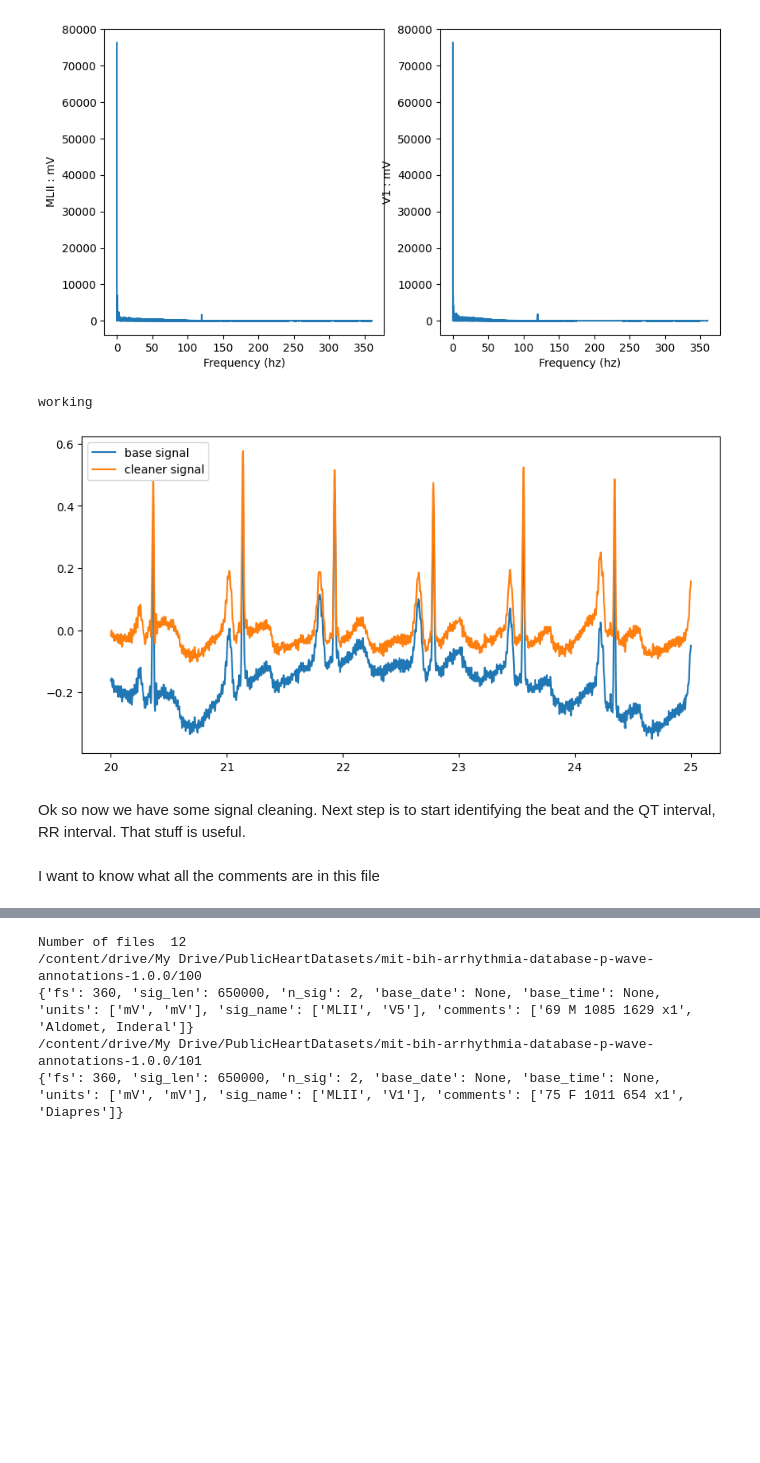
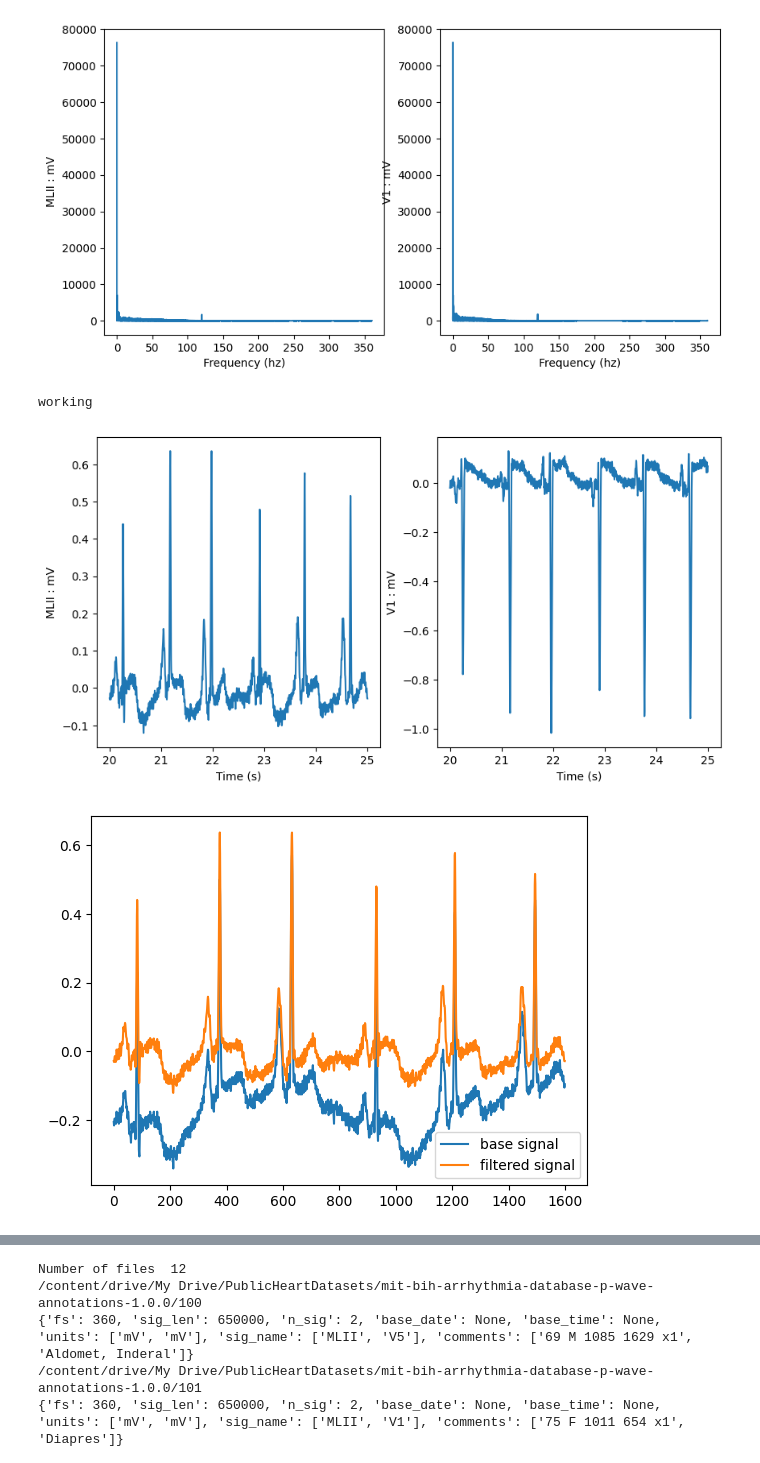
Before and after one commit to nuEGil/NotesOnTextTasks, a Jupyter notebook: CardiacSignalsStuff.ipynb, the cells around one changed output, grey strips where cells are left out. Cells and saved outputs as stored; diff of their text form; code cells hidden in the pictures; blank space fills up the shorter version.

```diff
--- a/CardiacSignalsStuff.ipynb
+++ b/CardiacSignalsStuff.ipynb
@@ -159,40 +168,52 @@ def NoiseReduction(signals_, fields_, T1 = 1, t_win = 5, fs= 320):
     time_ = np.linspace(T1,T2, t_win*fs)
     print('working ')
     # parameters for initial band pass filtering
     cut_args={
               'smp_rate' : fs, # sampling rate
               'lp_pass' : 80, # low pass filter pass band
               'lp_stop' : 90, # low pas filter stop band
               'hp_pass' : 0.75, # high pass filter pass band
               'hp_stop' : 0.01, # high pass filter stop band
               'sb_att' : 210, # stop band attenuation
              }
     # leaving filter design components in place
     nyq_rate = cut_args['smp_rate']/2
     lbord,lwn = scisig.cheb2ord(wp = cut_args['lp_pass']/nyq_rate, ws =cut_args['lp_stop']/nyq_rate, gpass = .1, gstop = cut_args['sb_att'])
     # High pass filter stop at 0.1Hz, and pass at 1Hz
     hbord,hwn = scisig.cheb2ord(wp = cut_args['hp_pass']/nyq_rate, ws = cut_args['hp_stop']/nyq_rate, gpass = .1, gstop = cut_args['sb_att'])
 
     lb,la = scisig.cheby2(N = lbord, rs = cut_args['sb_att'], Wn = lwn,
                           btype = 'lowpass', output ='ba')
 
     hb,ha = scisig.cheby2(N = hbord, rs = cut_args['sb_att'], Wn = hwn,
                           btype = 'highpass', output ='ba')
 
     # right now we only get one signals
-    fdat = scisig.filtfilt(lb, la, signals_[:,0])
-    fdat = scisig.filtfilt(hb, ha,fdat)
+    fdat = scisig.filtfilt(lb, la, signals_, axis = 0)
+    fdat = scisig.filtfilt(hb, ha, fdat, axis = 0)
 
-    plt.figure(figsize=(10, 5))
-    plt.plot(time_, signals_[fs*T1:fs*T2,0], label = 'base signal')
-    plt.plot(time_, fdat[fs*T1:fs*T2], label = 'cleaner signal')
-    plt.legend()
-    plt.show()
+    # plt.figure(figsize=(10, 5))
+
+    # plt.plot(time_, signals_[fs*T1:fs*T2,0], label = 'base signal')
+    # plt.plot(time_, fdat[fs*T1:fs*T2], label = 'cleaner signal')
+    # plt.legend()
+    # plt.show()
+    return fdat
+
 # now just rewrite this to dump the cleaner signal
-NoiseReduction(signals_, fields_, T1 = 20)
+filtered_data = NoiseReduction(signals_, fields_, T1 = 20)
+Plot_signals(filtered_data, fields_, T1 = 20, t_win = 5, fs= 320)
+
+plt.figure()
+plt.plot(signals_[20*320:25*320,0], label = 'base signal')
+plt.plot(filtered_data[20*320:25*320,0], label = 'filtered signal')
+plt.legend()
+plt.show()
+
 
 # median filter and call it to get rid of the little noise peaks
 # %% [output]
 working
-[figure, old version]
+[figure, new version]
+[figure, added]
 # %%
@@ -200,4 +220,0 @@ plt.close()
-# %% [markdown]
-Ok so now we have some signal cleaning. Next step is to start identifying the beat and the QT interval, RR interval. That stuff is useful.
-# %% [markdown]
-I want to know what all the comments are in this file
```
Also changed, not shown: parts of 6 cells of this notebook.
